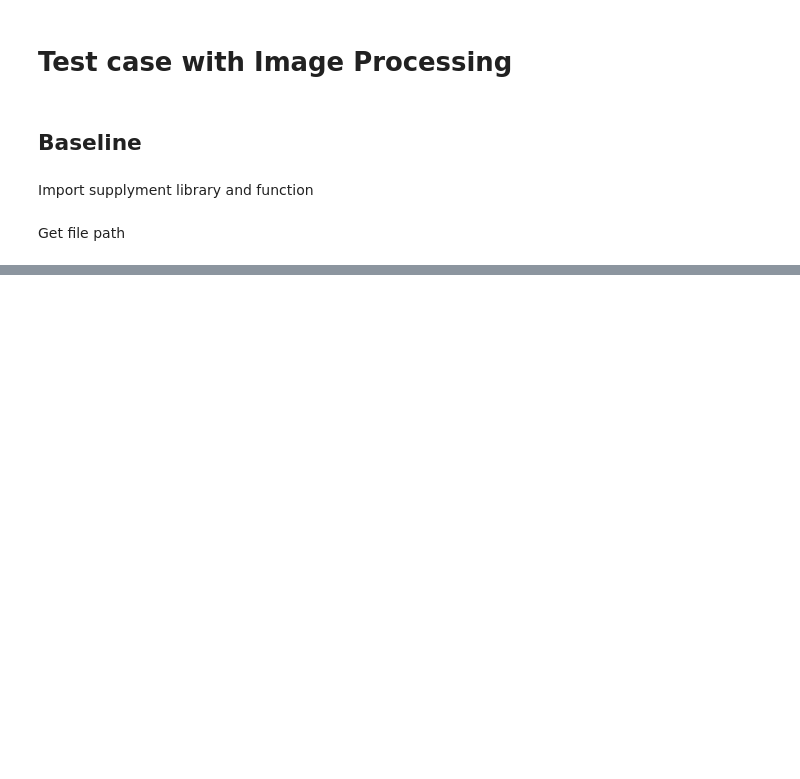
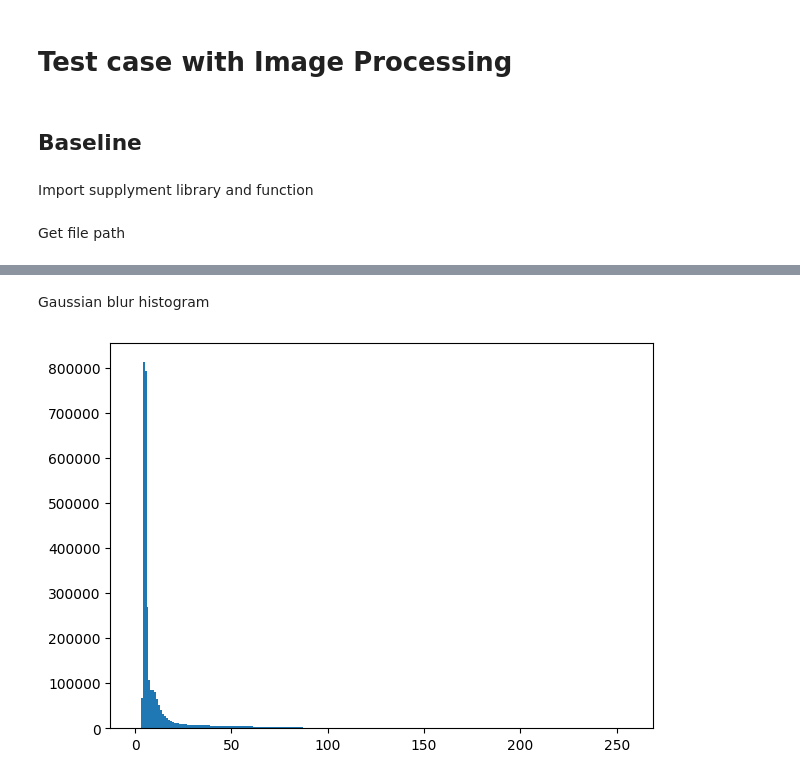
Before and after one commit to cusniwtt/automatic-cell-counting-in-immunofluorescence-tissue, a Jupyter notebook: image_processing.ipynb, the cells around one changed output, grey strips where cells are left out. Cells and saved outputs as stored; diff of their text form; code cells hidden in the pictures; blank space fills up the shorter version.

```diff
--- a/image_processing.ipynb
+++ b/image_processing.ipynb
@@ -28,0 +148,8 @@ TypeError: argument of type 'NoneType' is not iterable
+# %% [markdown]
+Gaussian blur histogram
+# %%
+plt.figure(figsize=(7, 5))
+plt.hist(img_gssblur.ravel(),256,[0,256])
+plt.show()
+# %% [output]
+[figure, added]
```
Also changed, not shown: parts of 10 cells of this notebook, 2 other files.
